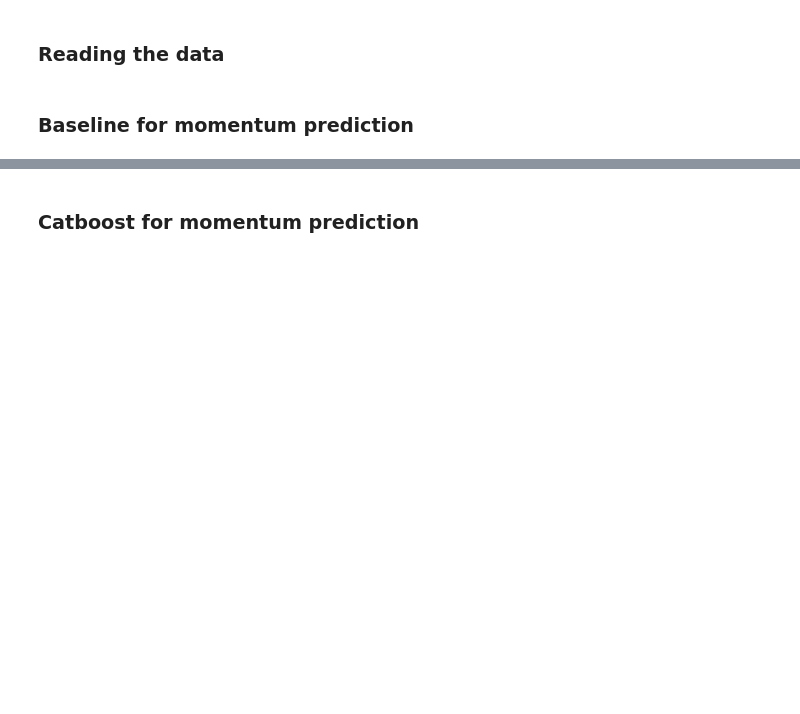
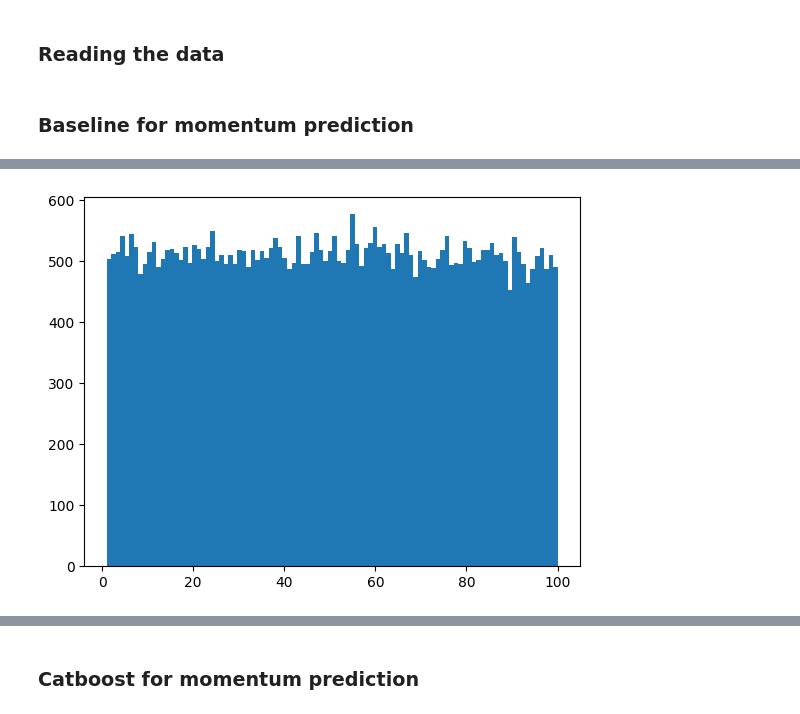
Before and after one commit to dxtvzw/ecal-optimization, a Jupyter notebook: src/experiments.ipynb, the cells around one changed output, grey strips where cells are left out. Cells and saved outputs as stored; diff of their text form; code cells hidden in the pictures; blank space fills up the shorter version.

```diff
--- a/src/experiments.ipynb
+++ b/src/experiments.ipynb
@@ -48,0 +73,6 @@ R-squared: 0.9991899967515576
+# %%
+plt.hist(y_train, bins=100)
+
+plt.show()
+# %% [output]
+[figure, added]
```
Also changed, not shown: parts of 5 cells of this notebook.
